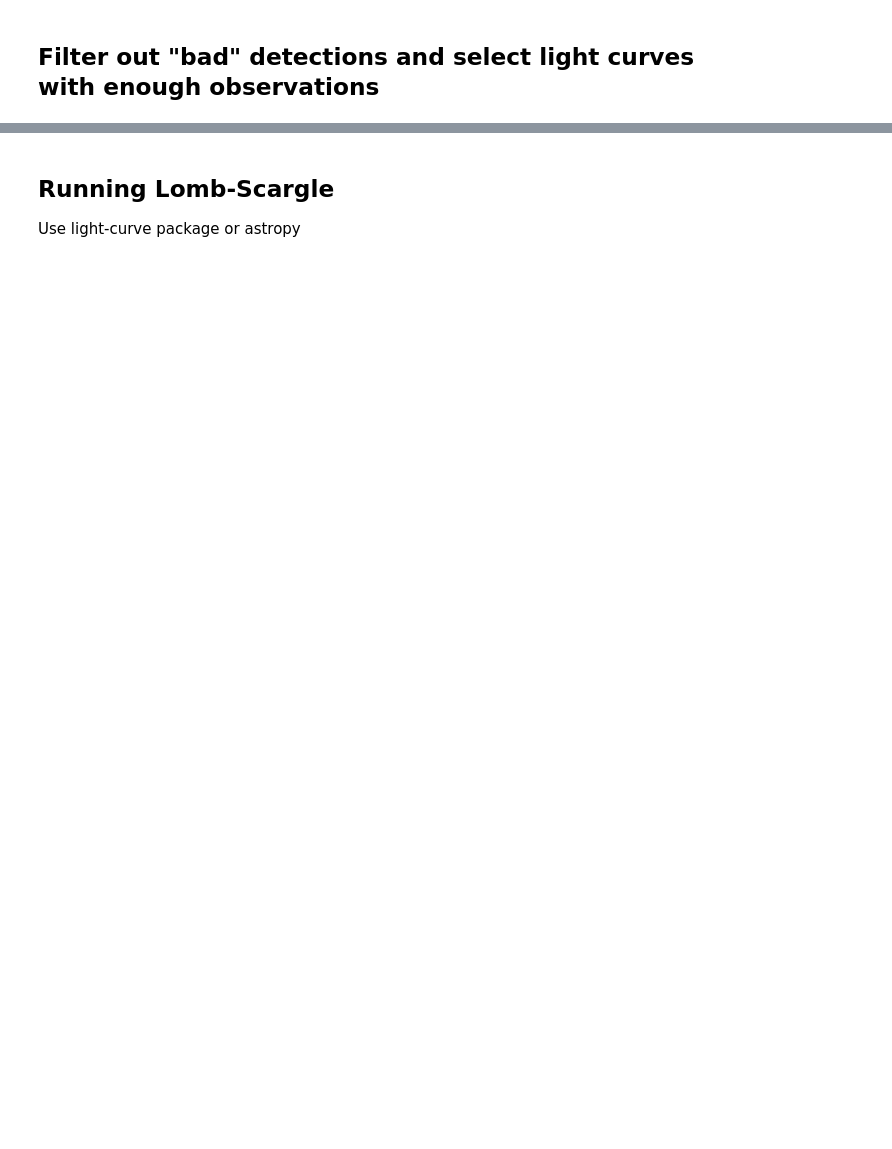
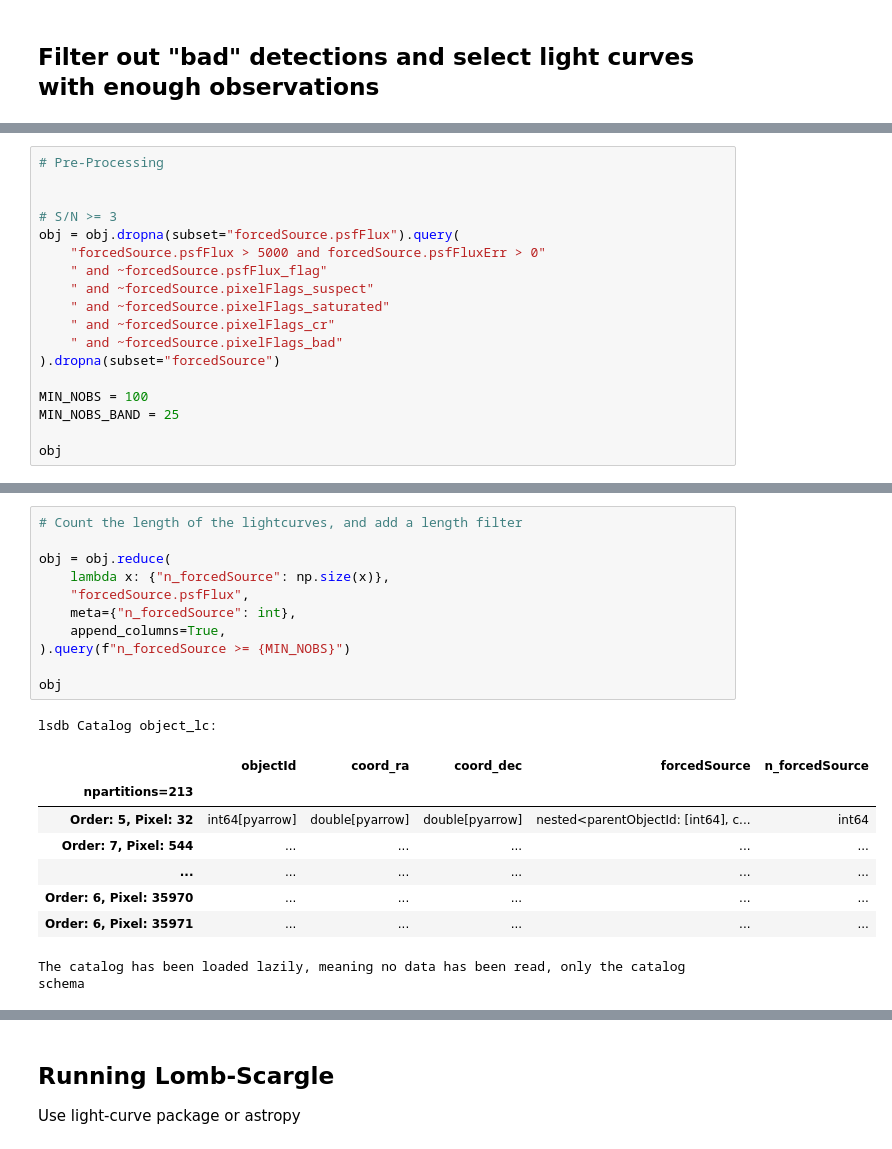
Before and after one commit to lsst-sitcom/linccf, a Jupyter notebook: comcam_rrlyrae/periodic.ipynb, the cells around one changed output, grey strips where cells are left out. Drawn from its saved outputs; the diff is of its cells as text; blank space fills up the shorter version.

```diff
--- a/comcam_rrlyrae/periodic.ipynb
+++ b/comcam_rrlyrae/periodic.ipynb
@@ -343,0 +156,18 @@ src_nested = src_nested.reduce(
+# %%
+# Pre-Processing
+
+
+# S/N >= 3
+obj = obj.dropna(subset="forcedSource.psfFlux").query(
+    "forcedSource.psfFlux > 5000 and forcedSource.psfFluxErr > 0"
+    " and ~forcedSource.psfFlux_flag"
+    " and ~forcedSource.pixelFlags_suspect"
+    " and ~forcedSource.pixelFlags_saturated"
+    " and ~forcedSource.pixelFlags_cr"
+    " and ~forcedSource.pixelFlags_bad"
+).dropna(subset="forcedSource")
+
+MIN_NOBS = 100
+MIN_NOBS_BAND = 25
+
+obj
@@ -343,0 +184,21 @@ src_nested = src_nested.reduce(
+# %%
+# Count the length of the lightcurves, and add a length filter
+
+obj = obj.reduce(
+    lambda x: {"n_forcedSource": np.size(x)},
+    "forcedSource.psfFlux",
+    meta={"n_forcedSource": int},
+    append_columns=True,
+).query(f"n_forcedSource >= {MIN_NOBS}")
+
+obj
+# %% [output]
+lsdb Catalog object_lc:
+|  | objectId | coord_ra | coord_dec | forcedSource | n_forcedSource |
+| npartitions=213 |  |  |  |  |  |
+| Order: 5, Pixel: 32 | int64[pyarrow] | double[pyarrow] | double[pyarrow] | nested<parentObjectId: [int64], c... | int64 |
+| Order: 7, Pixel: 544 | ... | ... | ... | ... | ... |
+| ... | ... | ... | ... | ... | ... |
+| Order: 6, Pixel: 35970 | ... | ... | ... | ... | ... |
+| Order: 6, Pixel: 35971 | ... | ... | ... | ... | ... |
+The catalog has been loaded lazily, meaning no data has been read, only the catalog schema
```
Also changed, not shown: parts of 25 cells of this notebook.
